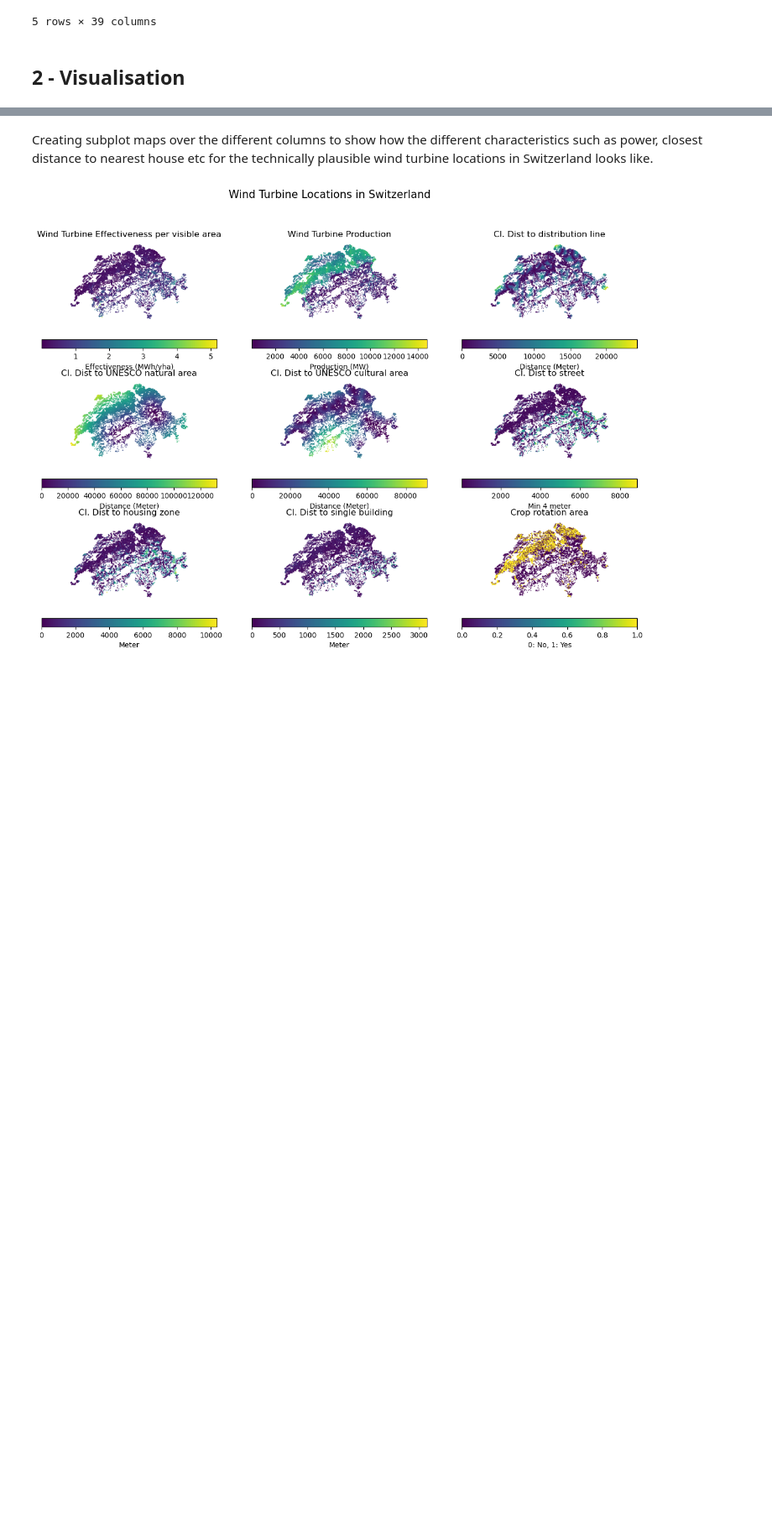
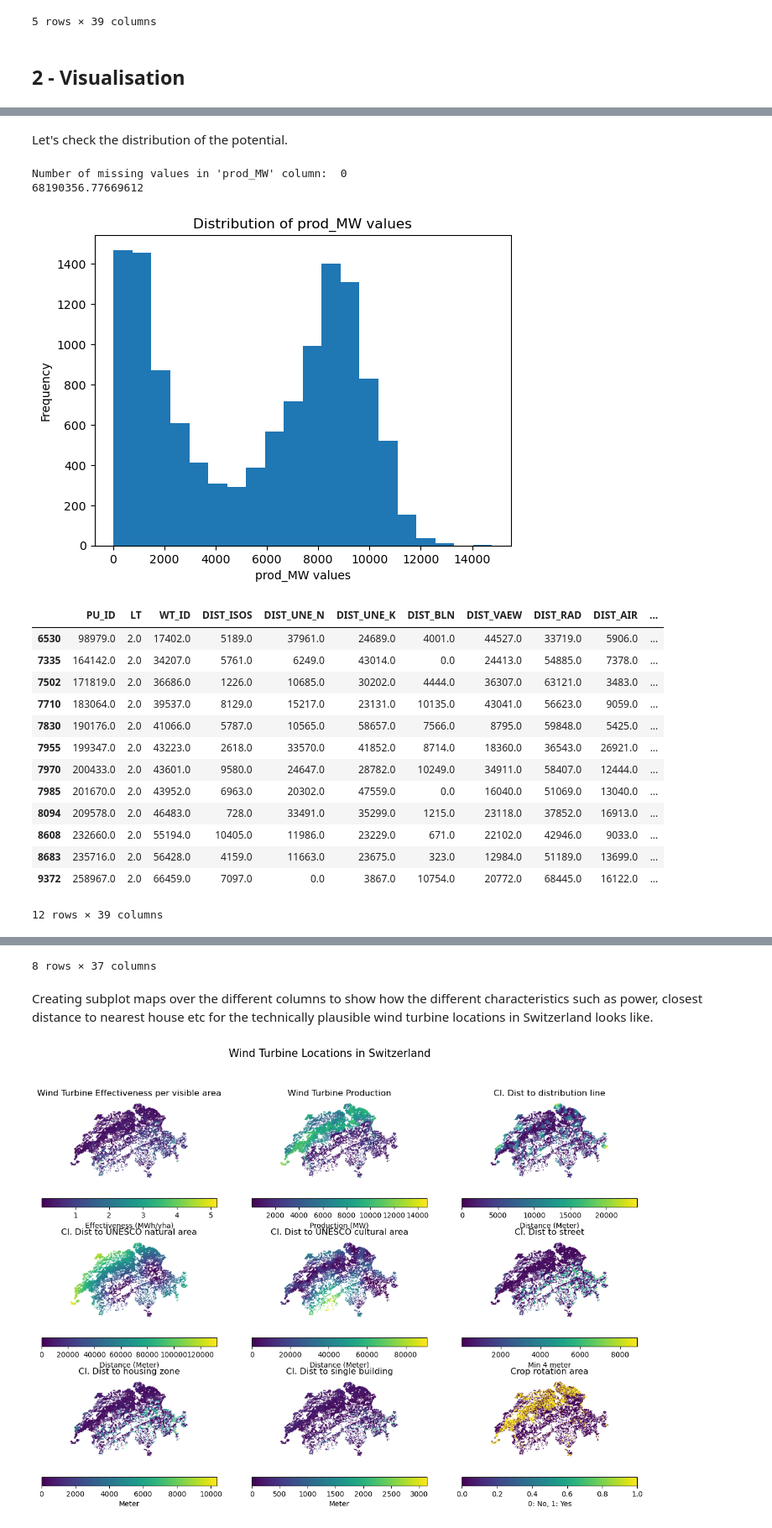
Before and after one commit to percw/Swiss_wind-turbine_optimization, a Jupyter notebook: wind_optimization.ipynb, the cells around one changed output, grey strips where cells are left out. Shown at 84% size. Cells and saved outputs as stored; diff of their text form; code cells hidden in the pictures; blank space fills up the shorter version.

```diff
--- a/wind_optimization.ipynb
+++ b/wind_optimization.ipynb
@@ -119,0 +138,51 @@ Index(['PU_ID', 'LT', 'WT_ID', 'DIST_ISOS', 'DIST_UNE_N', 'DIST_UNE_K',
+# %% [markdown]
+Let's check the distribution of the potential.
+# %%
+missing_values = gdf['prod_MW'].isnull().sum()
+print("Number of missing values in 'prod_MW' column: ", missing_values)
+
+total_value = gdf['prod_MW'].sum()
+print(total_value)
+
+len(gdf)
+
+
+# Extract the values from the prod_MW column
+prod_MW_values = gdf['prod_MW'].values
+
+# Create a histogram of the prod_MW values
+plt.hist(prod_MW_values, bins=20)
+
+# Add a title and axis labels
+plt.title('Distribution of prod_MW values')
+plt.xlabel('prod_MW values')
+plt.ylabel('Frequency')
+
+# Show the plot
+plt.show()
+
+# Select the rows where prod_MW is 0
+zero_prod_MW = gdf[gdf['prod_MW'] < 100]
+
+# Display the selected rows
+display(zero_prod_MW)
+
+gdf.describe()
+# %% [output]
+Number of missing values in 'prod_MW' column:  0
+68190356.77669612
+[figure, added]
+|  | PU_ID | LT | WT_ID | DIST_ISOS | DIST_UNE_N | DIST_UNE_K | DIST_BLN | DIST_VAEW | DIST_RAD | DIST_AIR | ... |
+| 6530 | 98979.0 | 2.0 | 17402.0 | 5189.0 | 37961.0 | 24689.0 | 4001.0 | 44527.0 | 33719.0 | 5906.0 | ... |
+| 7335 | 164142.0 | 2.0 | 34207.0 | 5761.0 | 6249.0 | 43014.0 | 0.0 | 24413.0 | 54885.0 | 7378.0 | ... |
+| 7502 | 171819.0 | 2.0 | 36686.0 | 1226.0 | 10685.0 | 30202.0 | 4444.0 | 36307.0 | 63121.0 | 3483.0 | ... |
+| 7710 | 183064.0 | 2.0 | 39537.0 | 8129.0 | 15217.0 | 23131.0 | 10135.0 | 43041.0 | 56623.0 | 9059.0 | ... |
+| 7830 | 190176.0 | 2.0 | 41066.0 | 5787.0 | 10565.0 | 58657.0 | 7566.0 | 8795.0 | 59848.0 | 5425.0 | ... |
+| 7955 | 199347.0 | 2.0 | 43223.0 | 2618.0 | 33570.0 | 41852.0 | 8714.0 | 18360.0 | 36543.0 | 26921.0 | ... |
+| 7970 | 200433.0 | 2.0 | 43601.0 | 9580.0 | 24647.0 | 28782.0 | 10249.0 | 34911.0 | 58407.0 | 12444.0 | ... |
+| 7985 | 201670.0 | 2.0 | 43952.0 | 6963.0 | 20302.0 | 47559.0 | 0.0 | 16040.0 | 51069.0 | 13040.0 | ... |
+| 8094 | 209578.0 | 2.0 | 46483.0 | 728.0 | 33491.0 | 35299.0 | 1215.0 | 23118.0 | 37852.0 | 16913.0 | ... |
+| 8608 | 232660.0 | 2.0 | 55194.0 | 10405.0 | 11986.0 | 23229.0 | 671.0 | 22102.0 | 42946.0 | 9033.0 | ... |
+| 8683 | 235716.0 | 2.0 | 56428.0 | 4159.0 | 11663.0 | 23675.0 | 323.0 | 12984.0 | 51189.0 | 13699.0 | ... |
+| 9372 | 258967.0 | 2.0 | 66459.0 | 7097.0 | 0.0 | 3867.0 | 10754.0 | 20772.0 | 68445.0 | 16122.0 | ... |
+12 rows × 39 columns
@@ -120,3 +198,4 @@ Index(['PU_ID', 'LT', 'WT_ID', 'DIST_ISOS', 'DIST_UNE_N', 'DIST_UNE_K',
+8 rows × 37 columns
 # %% [markdown]
 Creating subplot maps over the different columns to show how the different characteristics such as power, closest distance to nearest house etc for the technically plausible wind turbine locations in Switzerland looks like.
 # %%
```
Also changed, not shown: parts of 56 cells of this notebook, 4 other files.
